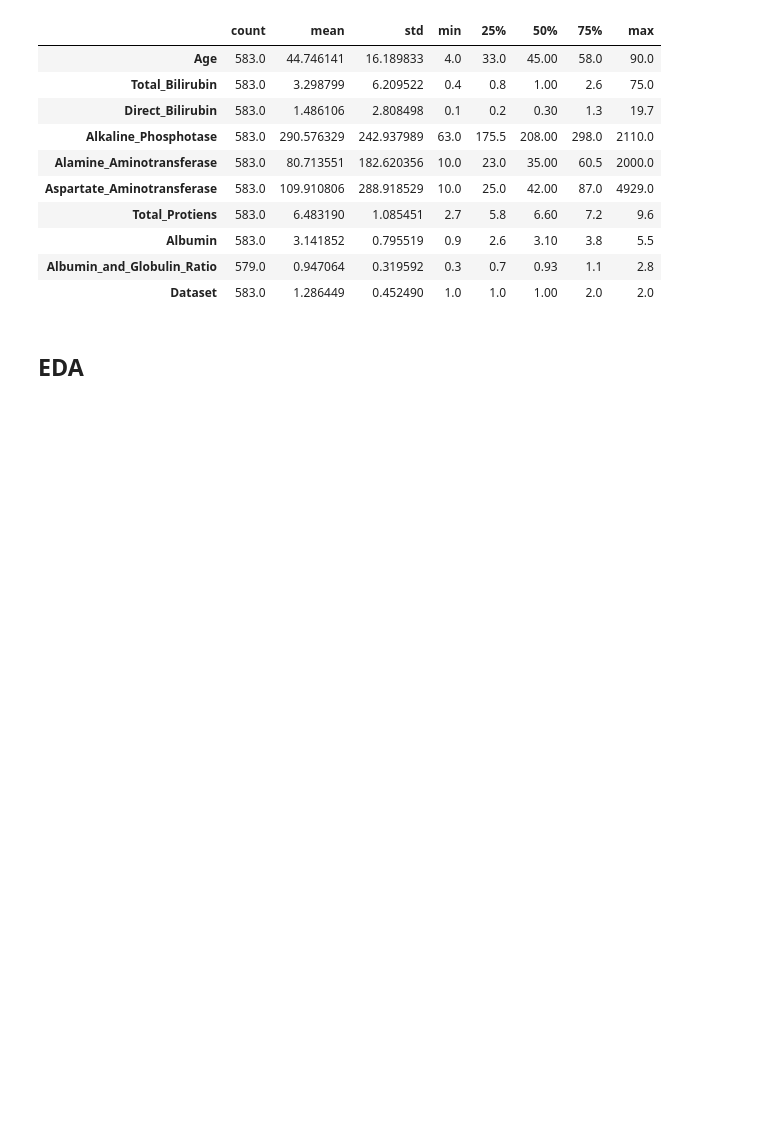
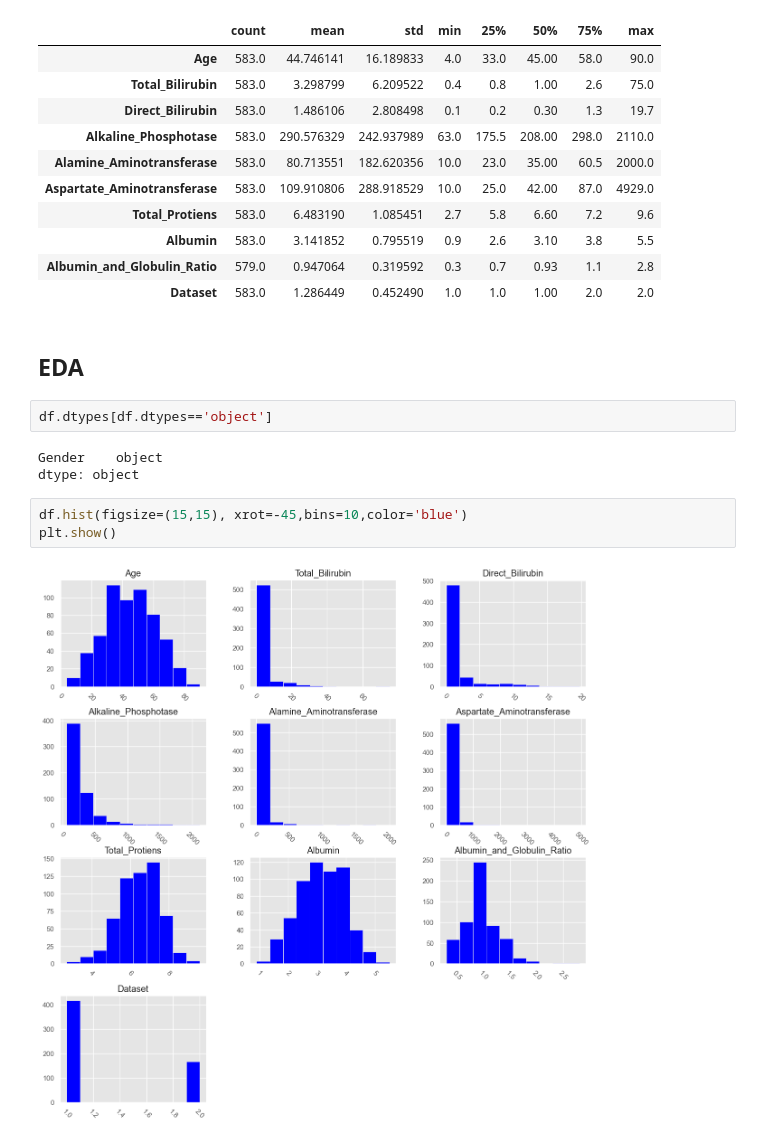
Before and after one commit to vikasjangidmk/Liver-Disease-Detection-with-ML-Evaluating-Multiple-Classification-Models, a Jupyter notebook: Liver.ipynb, the cells around one changed output. Drawn from its saved outputs; the diff is of its cells as text; blank space fills up the shorter version.

```diff
--- a/Liver.ipynb
+++ b/Liver.ipynb
@@ -73,3 +73,13 @@ df.describe().T
 | Dataset | 583.0 | 1.286449 | 0.452490 | 1.0 | 1.0 | 1.00 | 2.0 | 2.0 |
 # %% [markdown]
 ## **EDA**
+# %%
+df.dtypes[df.dtypes=='object']
+# %% [output]
+Gender    object
+dtype: object
+# %%
+df.hist(figsize=(15,15), xrot=-45,bins=10,color='blue')
+plt.show()
+# %% [output]
+[figure, added]
```
Also changed, not shown: parts of 11 cells of this notebook.
